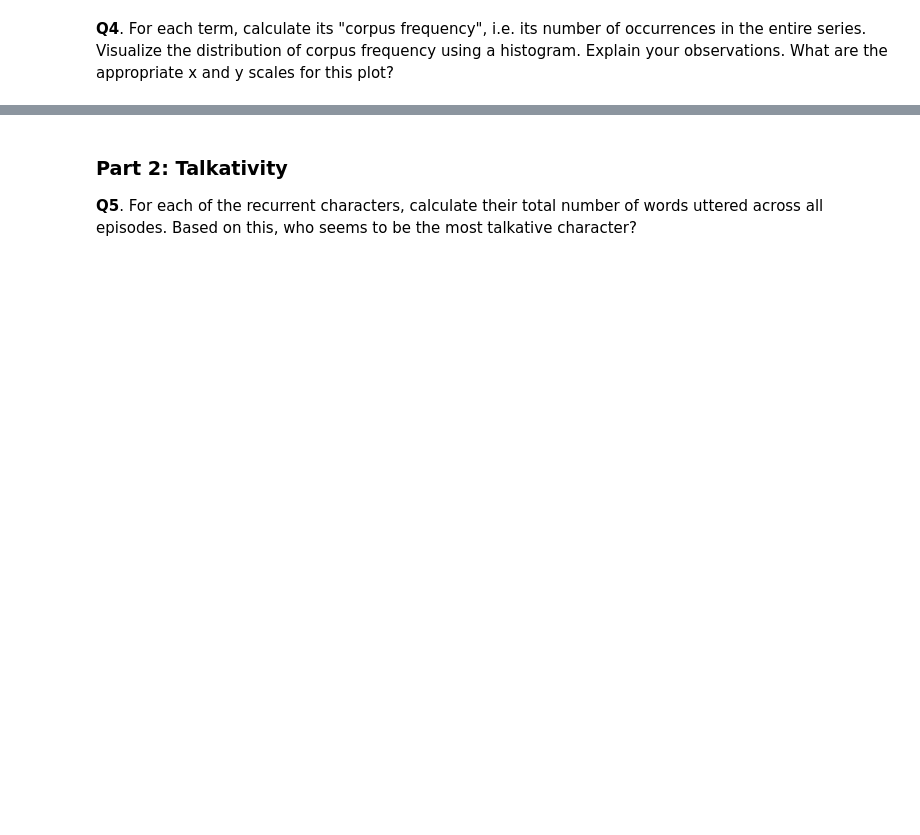
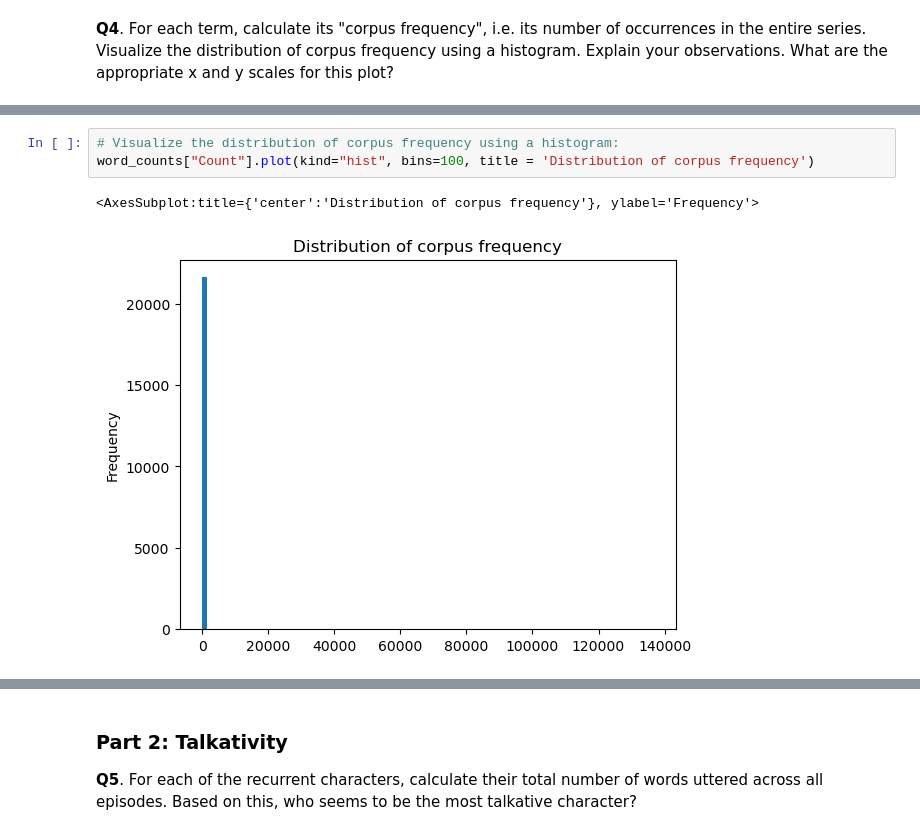
Before and after one commit to CamilleDelgrange/2022, a Jupyter notebook: Tutorials/09 - Handing text/Handling_text_exercise_2_cam.ipynb, the cells around one changed output, grey strips where cells are left out. Drawn from its saved outputs; the diff is of its cells as text; blank space fills up the shorter version.

```diff
--- a/Tutorials/09 - Handing text/Handling_text_exercise_2_cam.ipynb
+++ b/Tutorials/09 - Handing text/Handling_text_exercise_2_cam.ipynb
@@ -44,0 +190,6 @@ Our friends' argument concerns the entire show. We have given you a file in the
+# %%
+# Visualize the distribution of corpus frequency using a histogram:
+word_counts["Count"].plot(kind="hist", bins=100, title = 'Distribution of corpus frequency')
+# %% [output]
+<AxesSubplot:title={'center':'Distribution of corpus frequency'}, ylabel='Frequency'>
+[figure, added]
```
Also changed, not shown: parts of 31 cells of this notebook, 4 other files.
